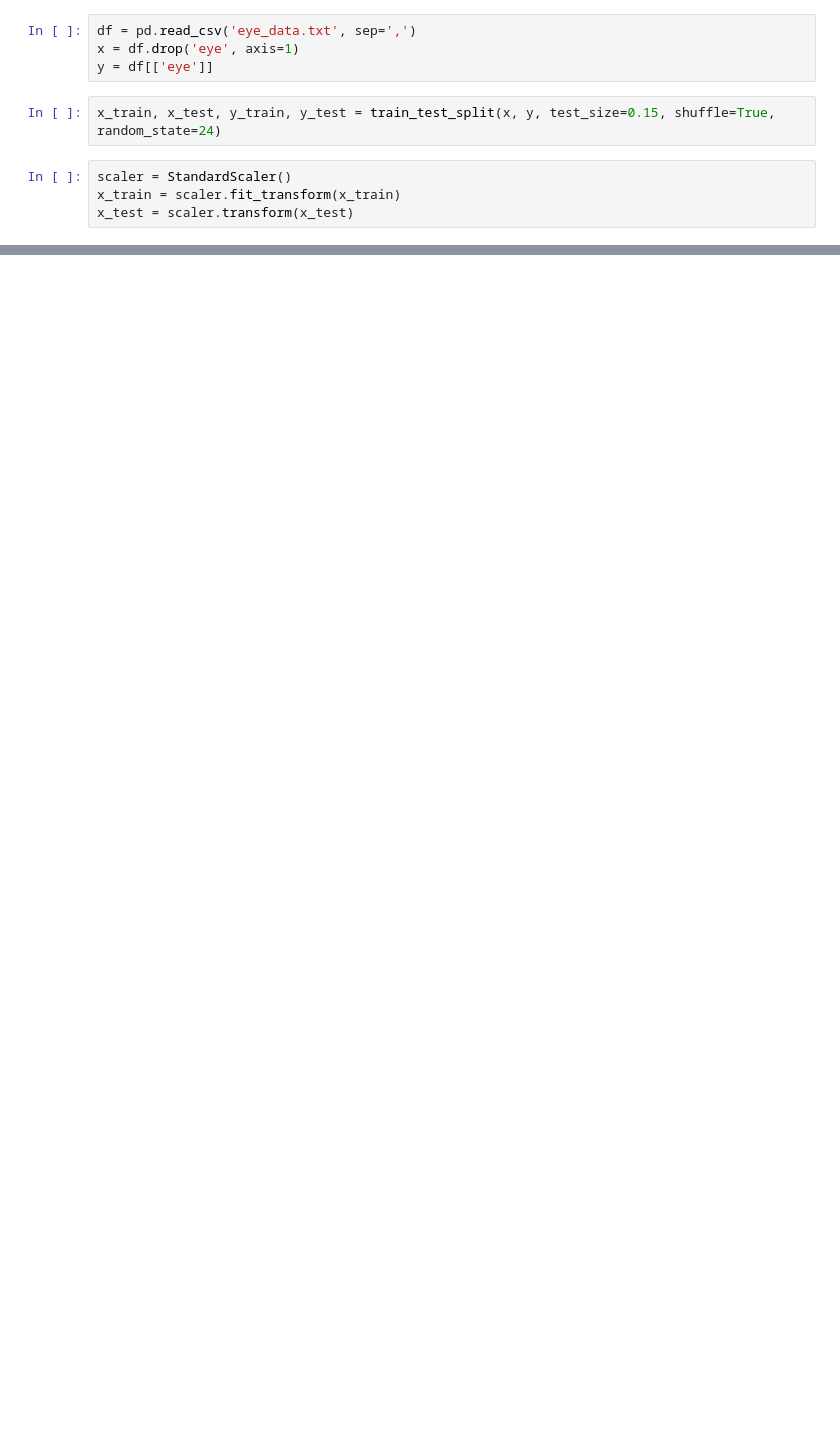
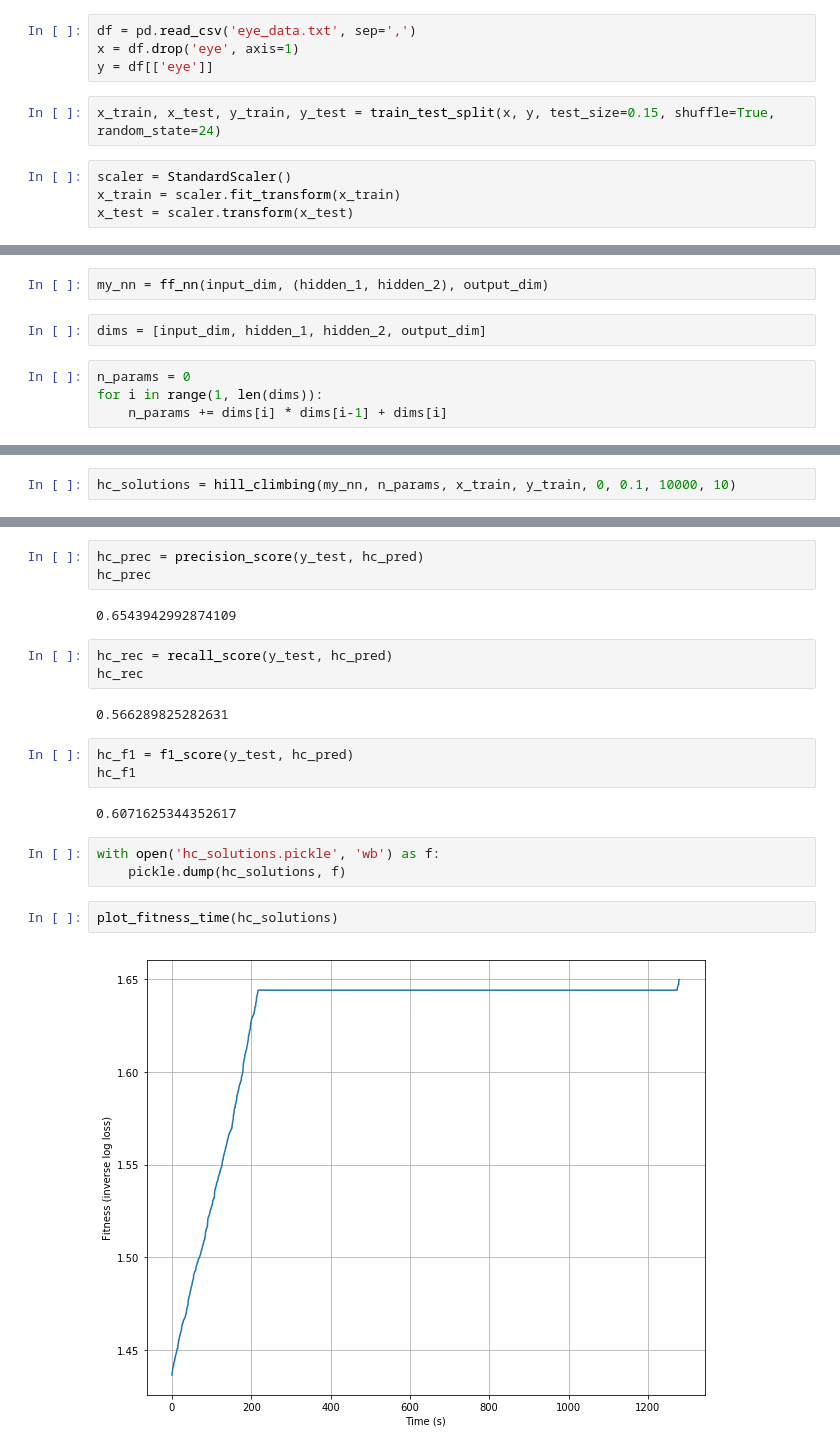
Before and after one commit to tracetidwell/cs7641, a Jupyter notebook: hw_2/part_1.ipynb, the cells around one changed output, grey strips where cells are left out. Saved outputs shown, nothing was run; the diff lists cells and outputs as text; blank space fills up the shorter version.

```diff
--- a/hw_2/part_1.ipynb
+++ b/hw_2/part_1.ipynb
@@ -53,0 +379,8 @@ np.exp((0.0744396004573331 - 0.08114355327151102)/.01)
+# %%
+my_nn = ff_nn(input_dim, (hidden_1, hidden_2), output_dim)
+# %%
+dims = [input_dim, hidden_1, hidden_2, output_dim]
+# %%
+n_params = 0
+for i in range(1, len(dims)):
+    n_params += dims[i] * dims[i-1] + dims[i]
@@ -53,0 +389,2 @@ np.exp((0.0744396004573331 - 0.08114355327151102)/.01)
+# %%
+hc_solutions = hill_climbing(my_nn, n_params, x_train, y_train, 0, 0.1, 10000, 10)
@@ -53,0 +430,22 @@ np.exp((0.0744396004573331 - 0.08114355327151102)/.01)
+# %%
+hc_prec = precision_score(y_test, hc_pred)
+hc_prec
+# %% [output]
+0.6543942992874109
+# %%
+hc_rec = recall_score(y_test, hc_pred)
+hc_rec
+# %% [output]
+0.566289825282631
+# %%
+hc_f1 = f1_score(y_test, hc_pred)
+hc_f1
+# %% [output]
+0.6071625344352617
+# %%
+with open('hc_solutions.pickle', 'wb') as f:
+    pickle.dump(hc_solutions, f)
+# %%
+plot_fitness_time(hc_solutions)
+# %% [output]
+[figure, added]
```
Also changed, not shown: parts of 74 cells of this notebook.
